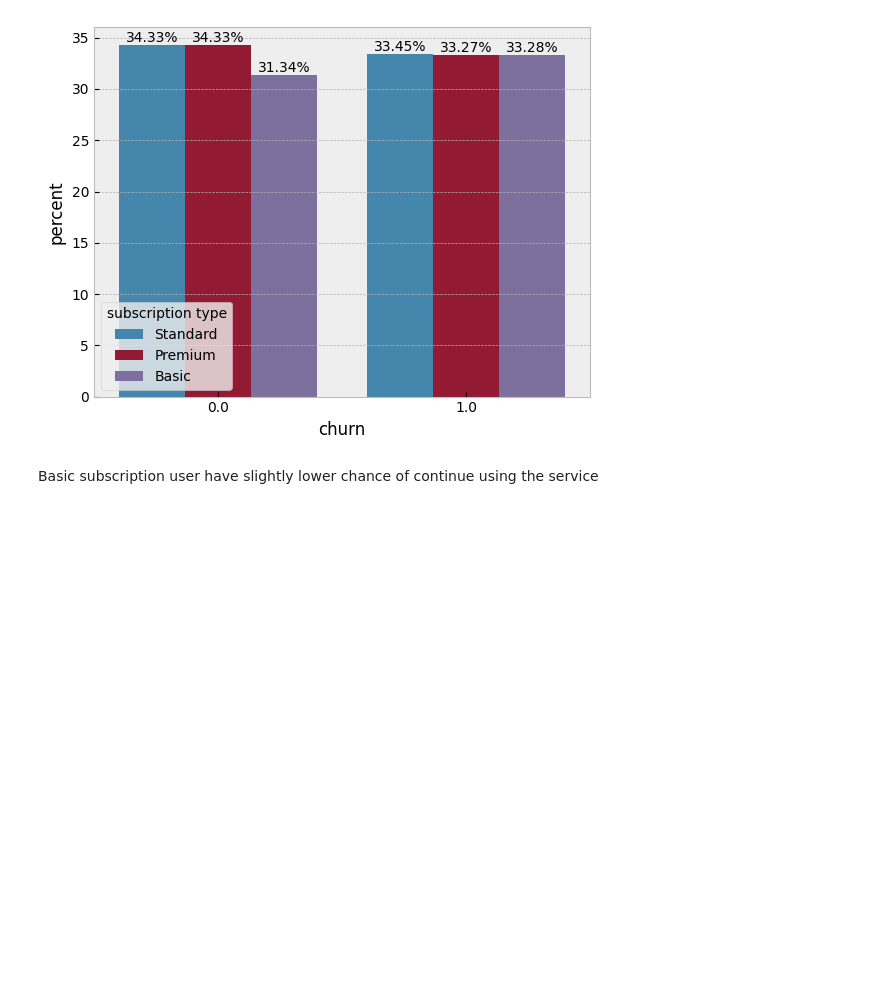
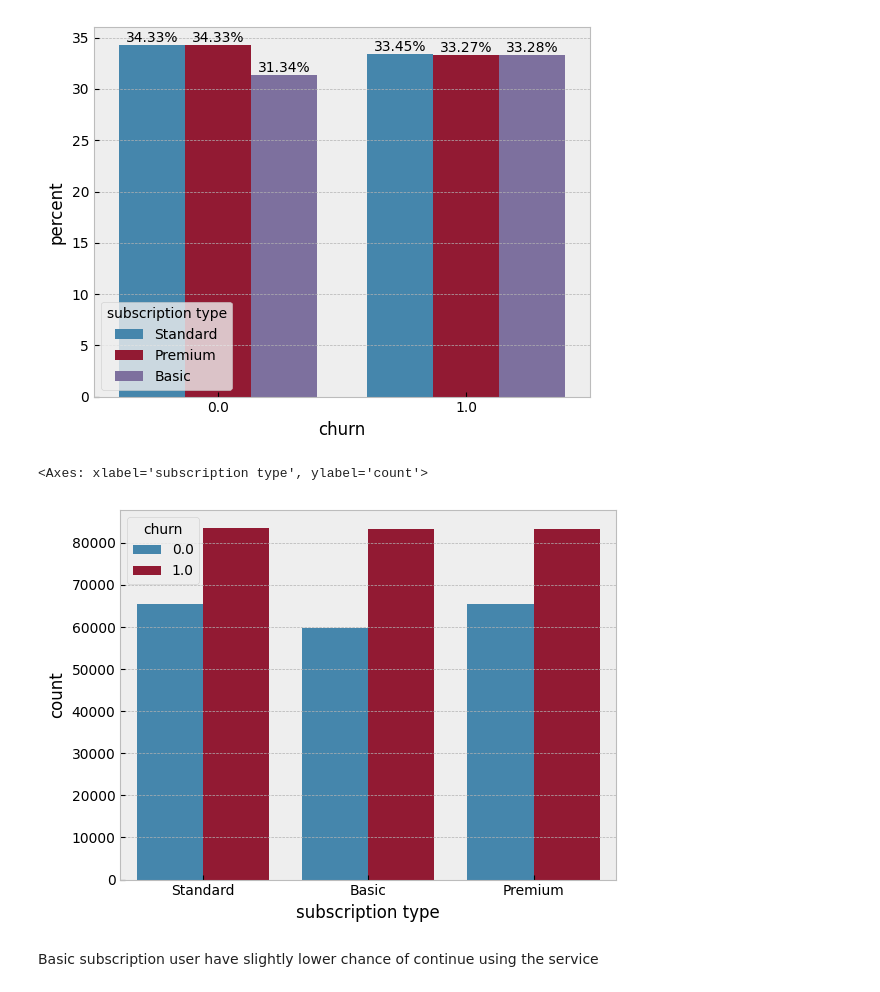
Before and after one commit to IamRaNo/Customer_Churn_Project, a Jupyter notebook: customer_churn_data.ipynb, the cells around one changed output. Saved outputs shown, nothing was run; the diff lists cells and outputs as text; code cells hidden in the pictures; blank space fills up the shorter version.

```diff
--- a/customer_churn_data.ipynb
+++ b/customer_churn_data.ipynb
@@ -446,5 +483,10 @@ for container in ax.containers:
     ax.bar_label(container, fmt='%.2f%%')
 # %% [output]
 [figure]
+# %%
+sns.countplot(x='subscription type',hue='churn',data=data)
+# %% [output]
+<Axes: xlabel='subscription type', ylabel='count'>
+[figure, added]
 # %% [markdown]
 Basic subscription user have slightly lower chance of continue using the service
```
Also changed, not shown: parts of 40 cells of this notebook.
